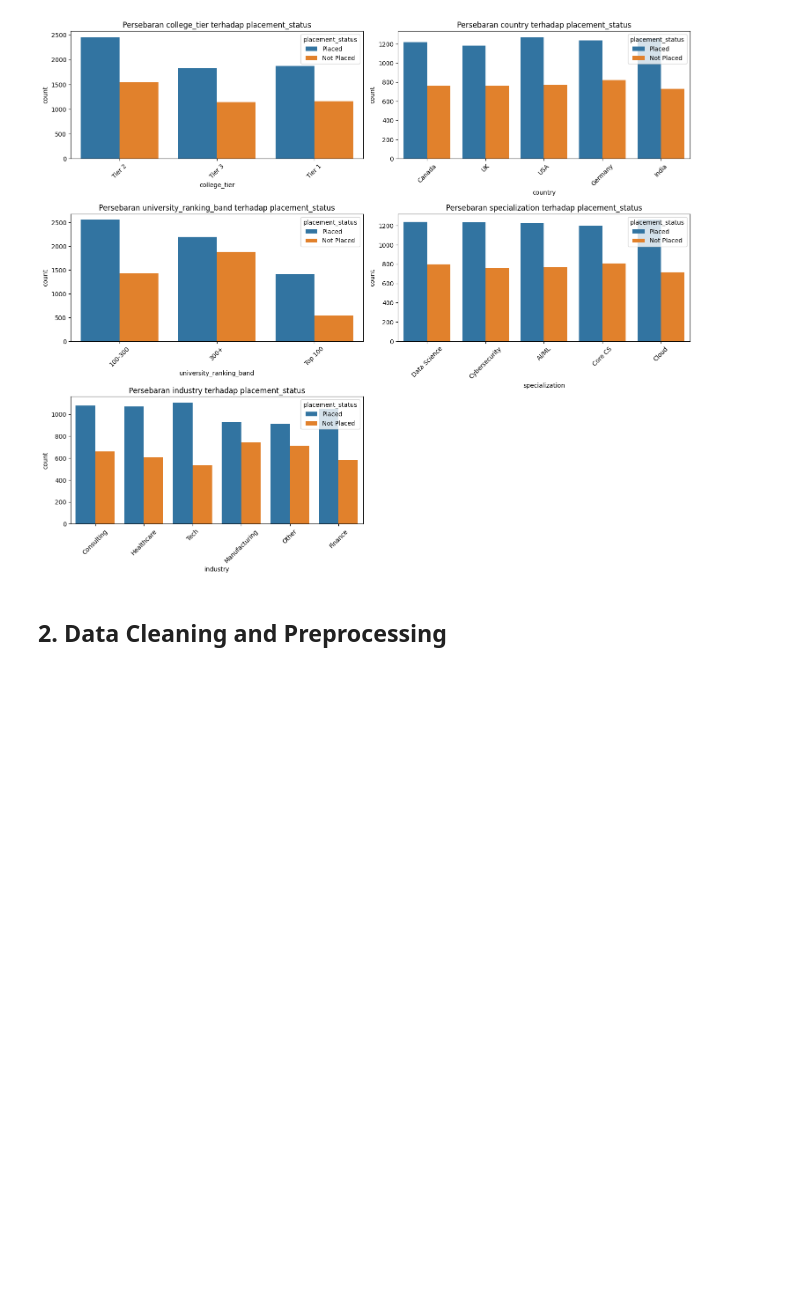
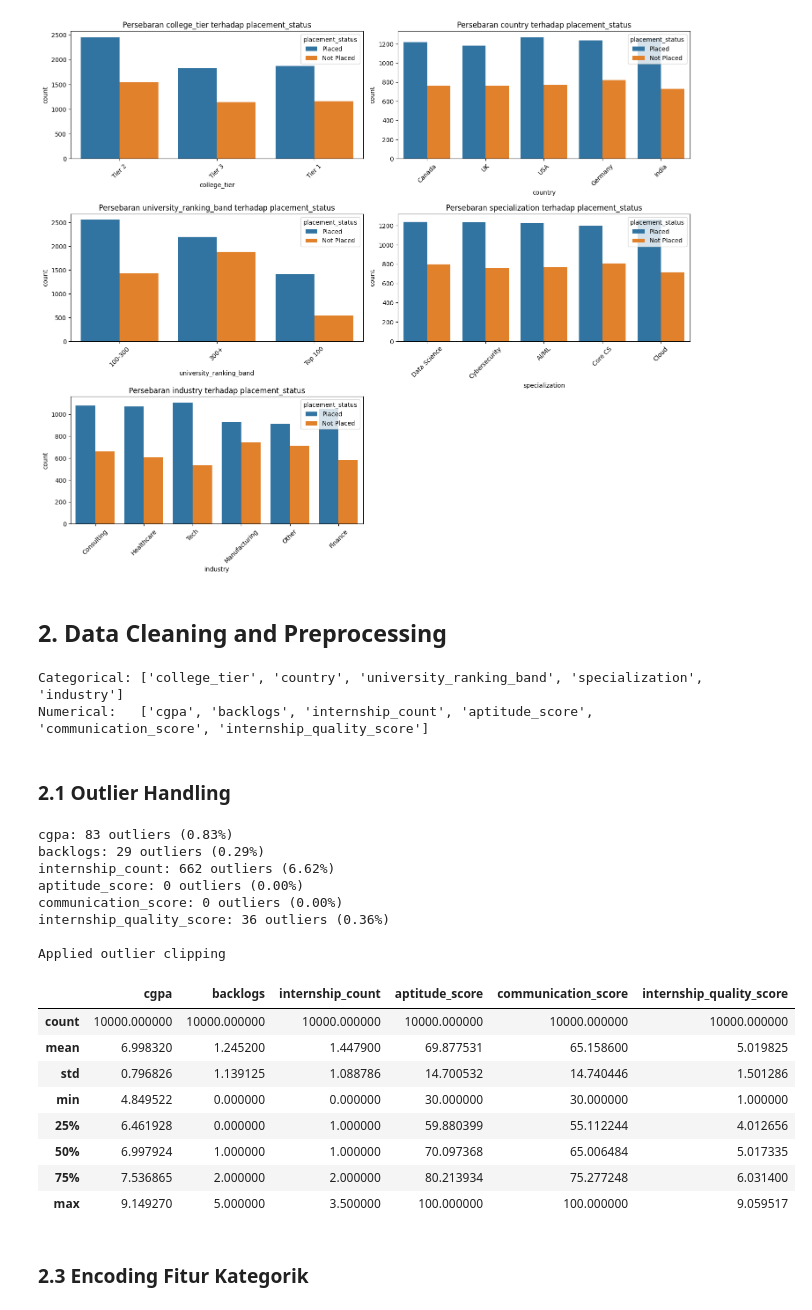
Before and after one commit to StefanMattew/MagangLearning-Tubes-IF3270, a Jupyter notebook: src/Pengujian.ipynb, the cells around one changed output. Cells and saved outputs as stored; diff of their text form; code cells hidden in the pictures; blank space fills up the shorter version.

```diff
--- a/src/Pengujian.ipynb
+++ b/src/Pengujian.ipynb
@@ -216,3 +218,54 @@ else:
 [figure]
 # %% [markdown]
 ## 2. Data Cleaning and Preprocessing
+# %%
+TARGET_COL = 'placement_status'
+CAT_COLS = [c for c in df.select_dtypes(include='object').columns if c != TARGET_COL]
+NUM_COLS = [c for c in df.columns if c not in CAT_COLS + [TARGET_COL]]
+
+print("Categorical:", CAT_COLS)
+print("Numerical:  ", NUM_COLS)
+
+train = df.copy()
+test  = df.copy()
+# %% [output]
+Categorical: ['college_tier', 'country', 'university_ranking_band', 'specialization', 'industry']
+Numerical:   ['cgpa', 'backlogs', 'internship_count', 'aptitude_score', 'communication_score', 'internship_quality_score']
+# %% [markdown]
+### 2.1 Outlier Handling
+# %%
+def get_iqr_bounds(series):
+    Q1, Q3 = series.quantile(0.25), series.quantile(0.75)
+    IQR = Q3 - Q1
+    return Q1 - 1.5 * IQR, Q3 + 1.5 * IQR
+
+for col in NUM_COLS:
+    lower, upper = get_iqr_bounds(train[col])
+    n = ((train[col] < lower) | (train[col] > upper)).sum()
+    outlier_percent = n / len(train) * 100
+    print(f"{col}: {n} outliers ({outlier_percent:.2f}%)")
+
+    train[col] = np.clip(train[col], lower, upper)
+
+print("\nApplied outlier clipping\n")
+train.describe()
+# %% [output]
+cgpa: 83 outliers (0.83%)
+backlogs: 29 outliers (0.29%)
+internship_count: 662 outliers (6.62%)
+aptitude_score: 0 outliers (0.00%)
+communication_score: 0 outliers (0.00%)
+internship_quality_score: 36 outliers (0.36%)
+
+Applied outlier clipping
+|  | cgpa | backlogs | internship_count | aptitude_score | communication_score | internship_quality_score |
+| count | 10000.000000 | 10000.000000 | 10000.000000 | 10000.000000 | 10000.000000 | 10000.000000 |
+| mean | 6.998320 | 1.245200 | 1.447900 | 69.877531 | 65.158600 | 5.019825 |
+| std | 0.796826 | 1.139125 | 1.088786 | 14.700532 | 14.740446 | 1.501286 |
+| min | 4.849522 | 0.000000 | 0.000000 | 30.000000 | 30.000000 | 1.000000 |
+| 25% | 6.461928 | 0.000000 | 1.000000 | 59.880399 | 55.112244 | 4.012656 |
+| 50% | 6.997924 | 1.000000 | 1.000000 | 70.097368 | 65.006484 | 5.017335 |
+| 75% | 7.536865 | 2.000000 | 2.000000 | 80.213934 | 75.277248 | 6.031400 |
+| max | 9.149270 | 5.000000 | 3.500000 | 100.000000 | 100.000000 | 9.059517 |
+# %% [markdown]
+### 2.3 Encoding Fitur Kategorik
```
Also changed, not shown: parts of 9 cells of this notebook.
